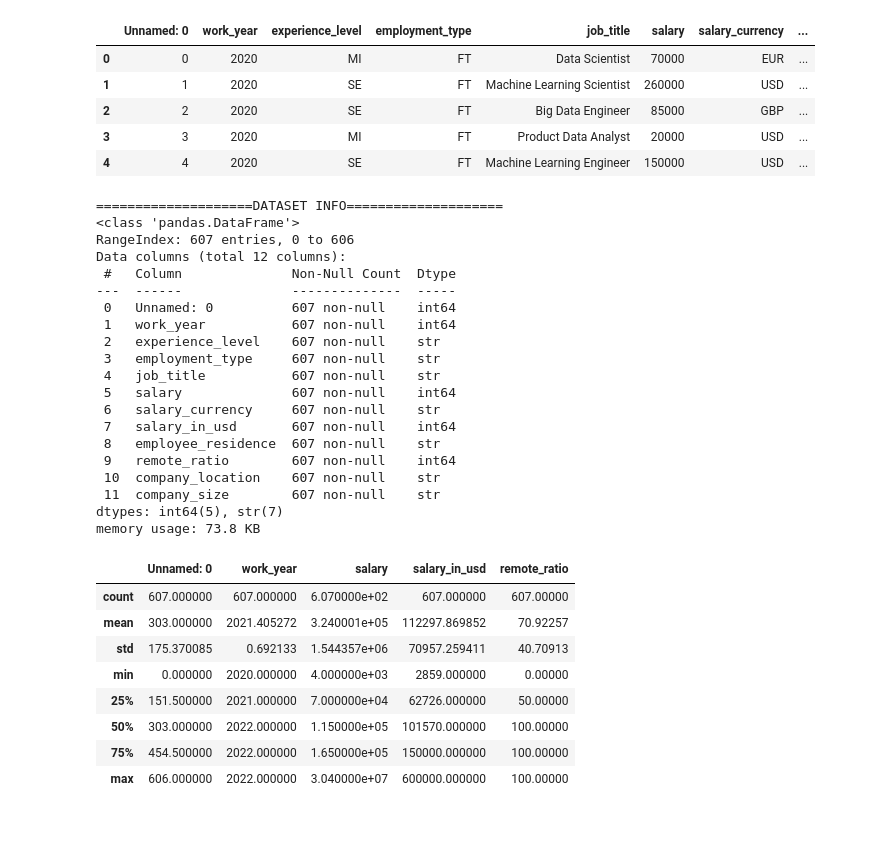
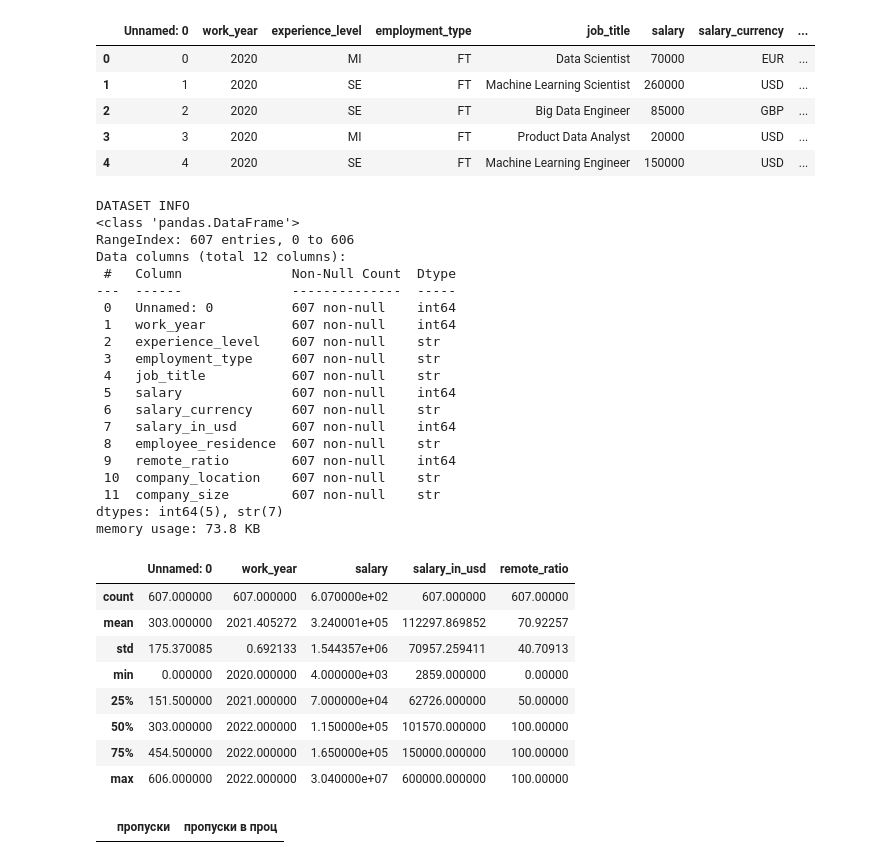
Before and after one commit to erkolly/pet_salary_prediction, a Jupyter notebook: notebooks/01_eda.ipynb, the cells around one changed output. Drawn from its saved outputs; the diff is of its cells as text; code cells hidden in the pictures; blank space fills up the shorter version.

```diff
--- a/notebooks/01_eda.ipynb
+++ b/notebooks/01_eda.ipynb
@@ -7,13 +7,13 @@ import seaborn as sns
 sns.set_theme(style = "whitegrid")
 plt.rcParams['figure.figsize'] = (10, 6)
 # %%
-dataframe = pd.read_csv('C:/Users/Daniel/IT/PetPr/salary_prediction/data/ds_salaries.csv')
-display(dataframe.head())
+df = pd.read_csv('C:/Users/Daniel/IT/PetPr/salary_prediction/data/ds_salaries.csv')
+display(df.head())
 
-print('====================DATASET INFO====================')
-dataframe.info()
+print('DATASET INFO')
+df.info()
 
-display(dataframe.describe())
+display(df.describe())
 # %% [output]
 |  | Unnamed: 0 | work_year | experience_level | employment_type | job_title | salary | salary_currency | ... |
 | 0 | 0 | 2020 | MI | FT | Data Scientist | 70000 | EUR | ... |
@@ -21,7 +21,7 @@ display(dataframe.describe())
 | 2 | 2 | 2020 | SE | FT | Big Data Engineer | 85000 | GBP | ... |
 | 3 | 3 | 2020 | MI | FT | Product Data Analyst | 20000 | USD | ... |
 | 4 | 4 | 2020 | SE | FT | Machine Learning Engineer | 150000 | USD | ... |
-====================DATASET INFO====================
+DATASET INFO
 <class 'pandas.DataFrame'>
 RangeIndex: 607 entries, 0 to 606
 Data columns (total 12 columns):
@@ -50,3 +50,9 @@ memory usage: 73.8 KB
 | 50% | 303.000000 | 2022.000000 | 1.150000e+05 | 101570.000000 | 100.00000 |
 | 75% | 454.500000 | 2022.000000 | 1.650000e+05 | 150000.000000 | 100.00000 |
 | max | 606.000000 | 2022.000000 | 3.040000e+07 | 600000.000000 | 100.00000 |
+# %%
+mis_per = (df.isnull().sum()/len(df))*100
+mis_df = pd.DataFrame({'пропуски': df.isnull().sum(), 'пропуски в проц': mis_per})
+display(mis_df[mis_df['пропуски'] > 0].sort_values(by='пропуски в проц', ascending=False))
+# %% [output]
+|  | пропуски | пропуски в проц |
```
Also changed, not shown: parts of 3 cells of this notebook.
